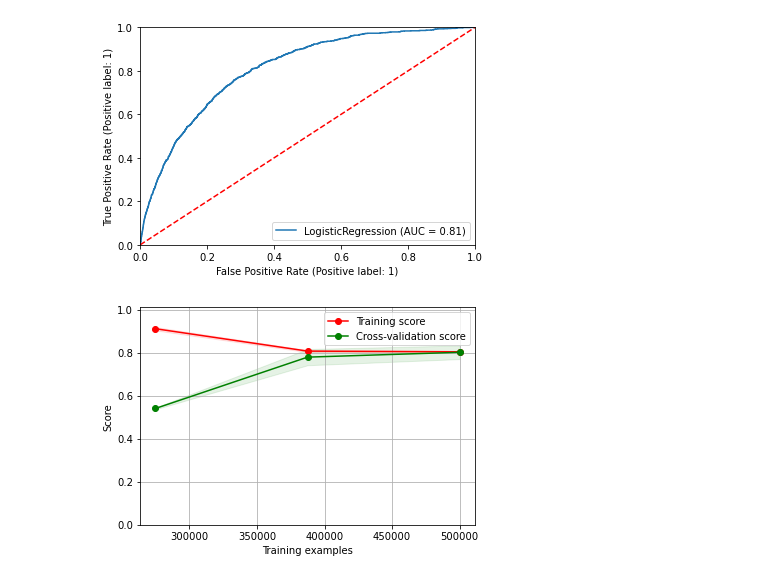
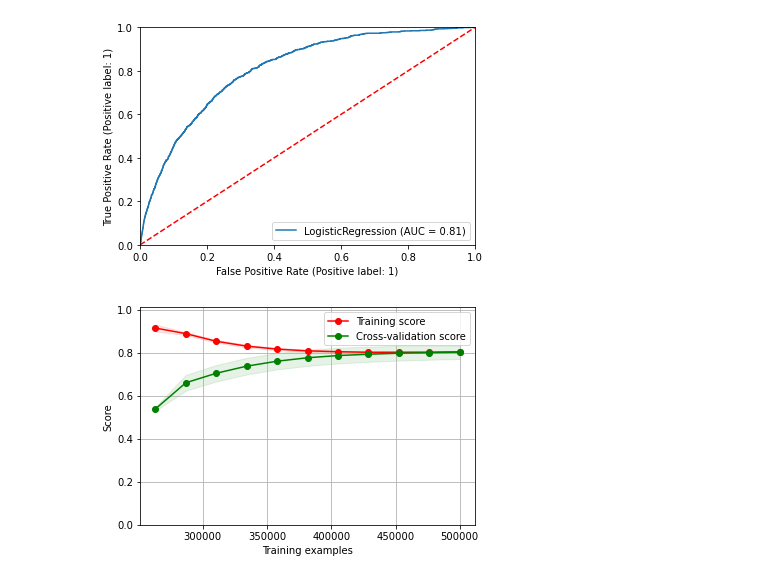
Before and after one commit to hulasozdemir/Heart-Disease, a Jupyter notebook: heart_disease.ipynb, the cells around one changed output. Saved outputs shown, nothing was run; the diff lists cells and outputs as text; code cells hidden in the pictures.

Commit message:
updated LC plot

```diff
--- a/heart_disease.ipynb
+++ b/heart_disease.ipynb
@@ -273,7 +273,7 @@ from sklearn.model_selection import ShuffleSplit
 from sklearn.model_selection import learning_curve
 
 def plot_learning_curve(estimator, X, y, ylim=None, cv=None,
-                        n_jobs=1, train_sizes=np.linspace(.1, 1.0, 5)):
+                        n_jobs=1, train_sizes=np.linspace(.1, 1.0, 20)):
 
     plt.figure()
     if ylim is not None:
@@ -292,8 +292,7 @@ def plot_learning_curve(estimator, X, y, ylim=None, cv=None,
                      train_scores_mean + train_scores_std, alpha=0.1,
                      color="r")
     plt.fill_between(train_sizes, test_scores_mean - test_scores_std,
-                     test_scores_mean + test_scores_std, alpha=0.1,
-                     color="g")
+                     test_scores_mean + test_scores_std, alpha=0.1, color="g")
     plt.plot(train_sizes, train_scores_mean, 'o-', color="r",
              label="Training score")
     plt.plot(train_sizes, test_scores_mean, 'o-', color="g",
@@ -302,8 +301,8 @@ def plot_learning_curve(estimator, X, y, ylim=None, cv=None,
     plt.legend(loc="best")
     return plt
 # %%
-cv = ShuffleSplit(n_splits=50, test_size=0.1, random_state=0)
+cv = ShuffleSplit(n_splits=5, test_size=0.1, random_state=0)
 plt = plot_learning_curve(clf, X_train, Y_train, cv=10, ylim=(0.0, 1.01), n_jobs=1)
 plt.show()
 # %% [output]
-[figure, old version]
+[figure, new version]
```
